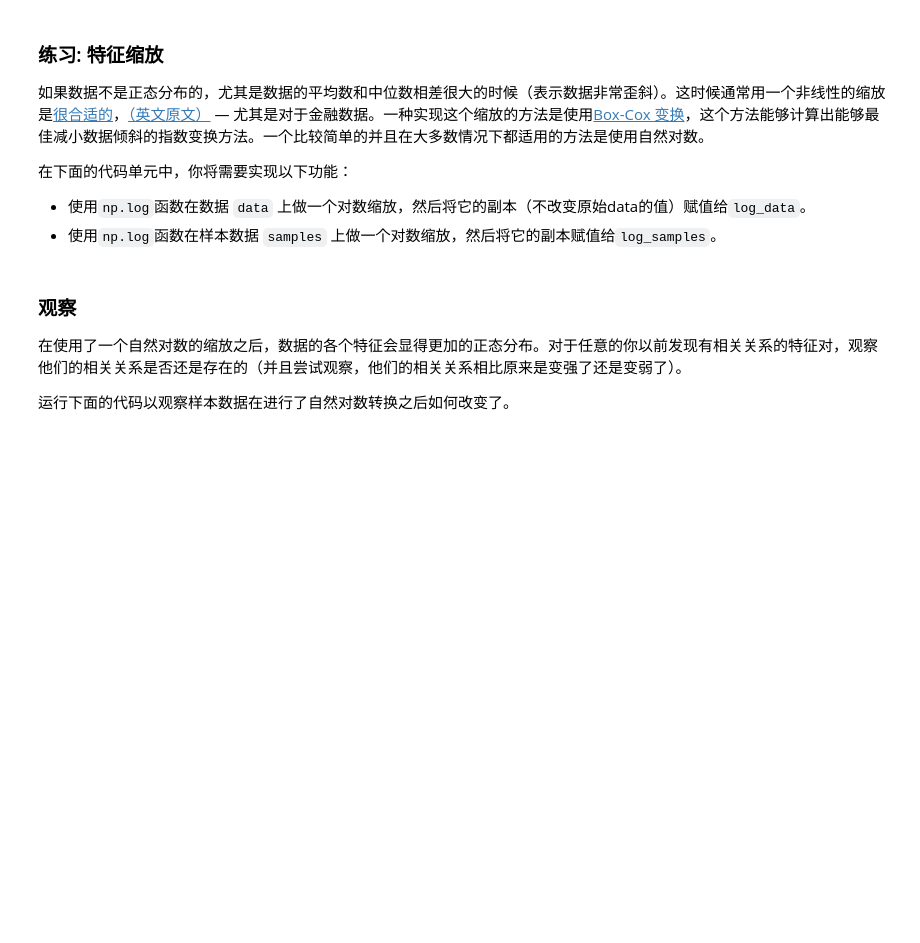
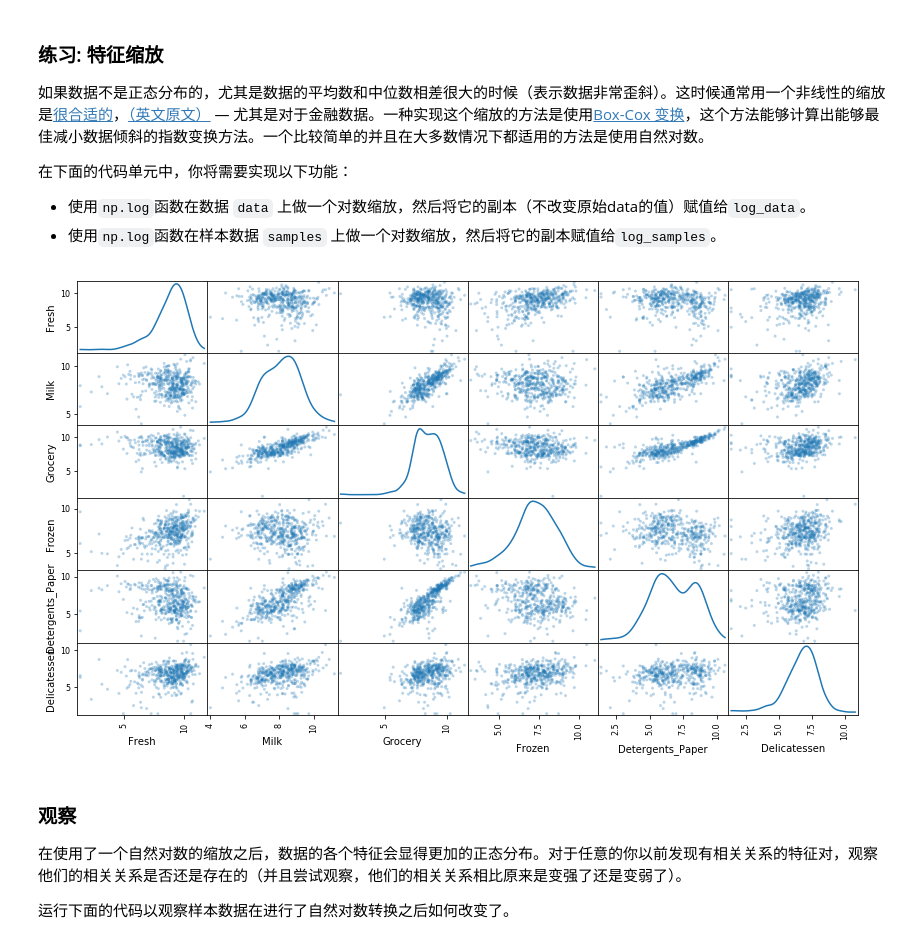
Before and after one commit to blackantchen/creating_customer_segments, a Jupyter notebook: customer_segments.ipynb, the cells around one changed output. Cells and saved outputs as stored; diff of their text form; code cells hidden in the pictures; blank space fills up the shorter version.

```diff
--- a/customer_segments.ipynb
+++ b/customer_segments.ipynb
@@ -179,13 +186,16 @@ pd.plotting.scatter_matrix(data, alpha = 0.3, figsize = (14,8), diagonal = 'kde'
  - 使用`np.log`函数在样本数据 `samples` 上做一个对数缩放，然后将它的副本赋值给`log_samples`。
 # %%
 # TODO：使用自然对数缩放数据
-log_data = None
+# 0的对数是没有定义的，所以先将数据处理成一个比0稍微大一点的数以成功完成对数转换。
+log_data = np.log(data+1)
 
 # TODO：使用自然对数缩放样本数据
-log_samples = None
+log_samples = np.log(samples+1)
 
 # 为每一对新产生的特征制作一个散射矩阵
 pd.plotting.scatter_matrix(log_data, alpha = 0.3, figsize = (14,8), diagonal = 'kde');
+# %% [output]
+[figure, added]
 # %% [markdown]
 ### 观察
 在使用了一个自然对数的缩放之后，数据的各个特征会显得更加的正态分布。对于任意的你以前发现有相关关系的特征对，观察他们的相关关系是否还是存在的（并且尝试观察，他们的相关关系相比原来是变强了还是变弱了）。
```
Also changed, not shown: parts of 4 cells of this notebook.
